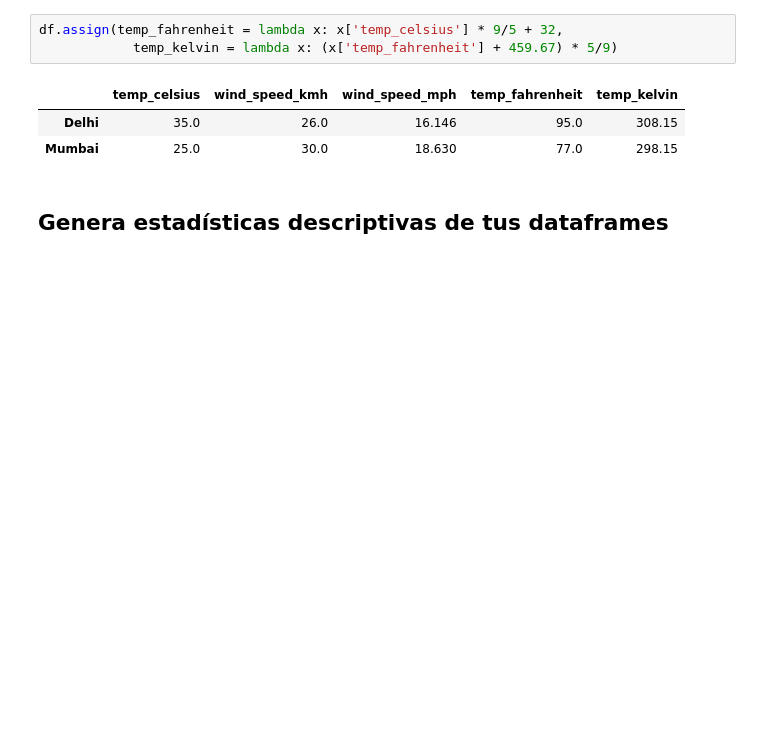
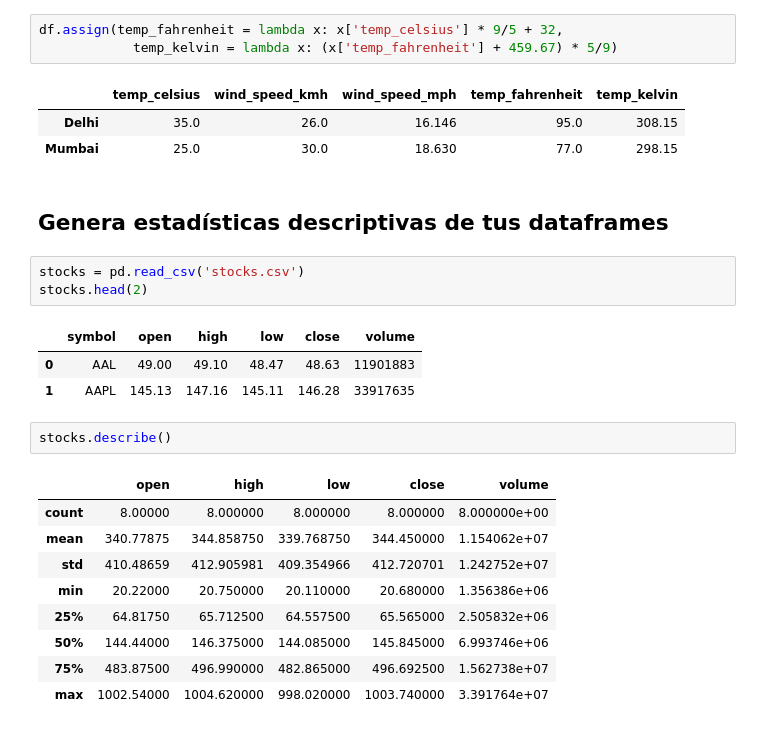
Before and after one commit to Pedrogf03/IABD, a Jupyter notebook: SAA/pandasDataframes.ipynb, the cells around one changed output. Drawn from its saved outputs; the diff is of its cells as text; blank space fills up the shorter version.

```diff
--- a/SAA/pandasDataframes.ipynb
+++ b/SAA/pandasDataframes.ipynb
@@ -75,3 +75,22 @@ df.assign(temp_fahrenheit = lambda x: x['temp_celsius'] * 9/5 + 32,
 | Mumbai | 25.0 | 30.0 | 18.630 | 77.0 | 298.15 |
 # %% [markdown]
 ## Genera estadísticas descriptivas de tus dataframes
+# %%
+stocks = pd.read_csv('stocks.csv')
+stocks.head(2)
+# %% [output]
+|  | symbol | open | high | low | close | volume |
+| 0 | AAL | 49.00 | 49.10 | 48.47 | 48.63 | 11901883 |
+| 1 | AAPL | 145.13 | 147.16 | 145.11 | 146.28 | 33917635 |
+# %%
+stocks.describe()
+# %% [output]
+|  | open | high | low | close | volume |
+| count | 8.00000 | 8.000000 | 8.000000 | 8.000000 | 8.000000e+00 |
+| mean | 340.77875 | 344.858750 | 339.768750 | 344.450000 | 1.154062e+07 |
+| std | 410.48659 | 412.905981 | 409.354966 | 412.720701 | 1.242752e+07 |
+| min | 20.22000 | 20.750000 | 20.110000 | 20.680000 | 1.356386e+06 |
+| 25% | 64.81750 | 65.712500 | 64.557500 | 65.565000 | 2.505832e+06 |
+| 50% | 144.44000 | 146.375000 | 144.085000 | 145.845000 | 6.993746e+06 |
+| 75% | 483.87500 | 496.990000 | 482.865000 | 496.692500 | 1.562738e+07 |
+| max | 1002.54000 | 1004.620000 | 998.020000 | 1003.740000 | 3.391764e+07 |
```
Also changed, not shown: parts of 15 cells of this notebook, 41 other files.
